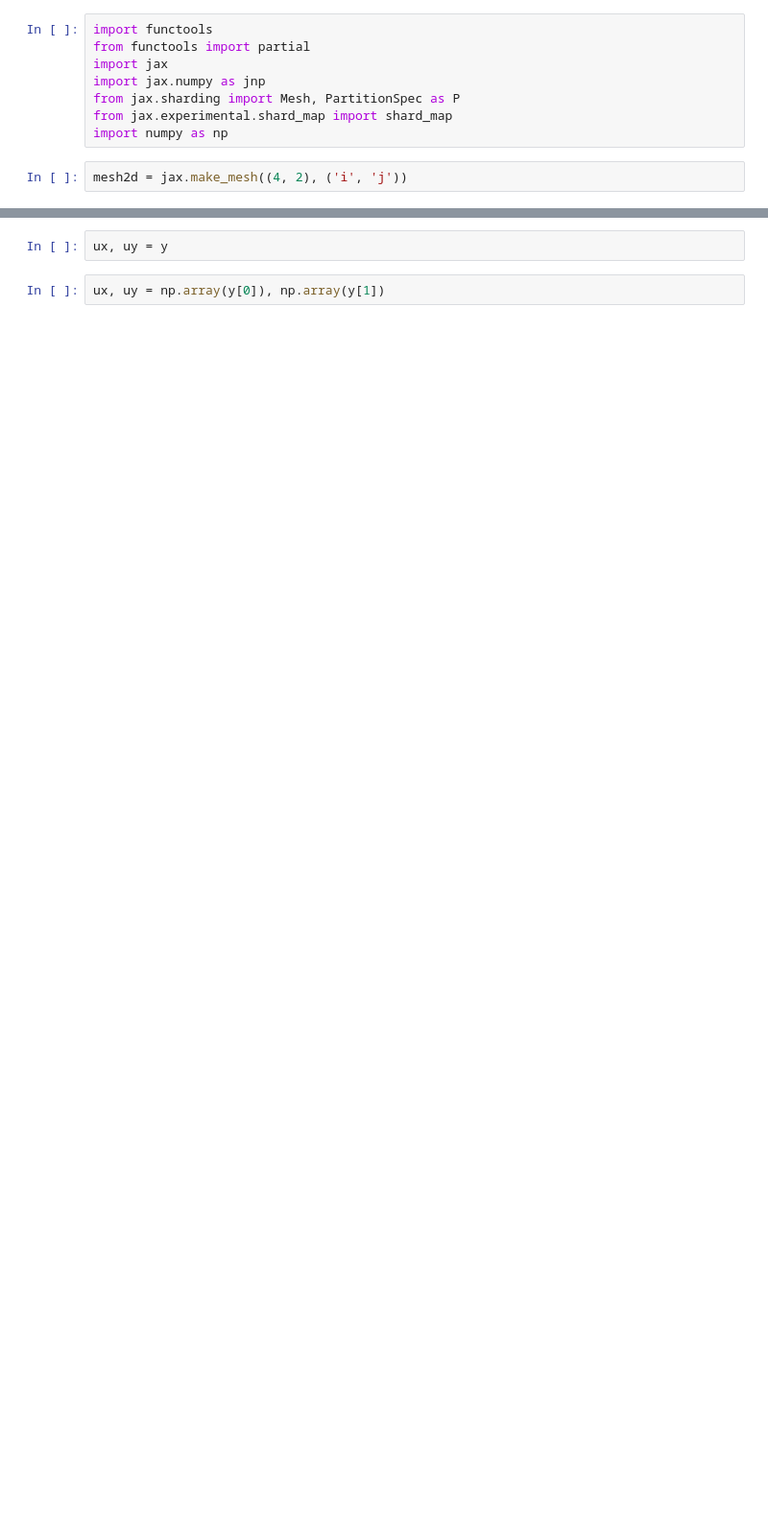
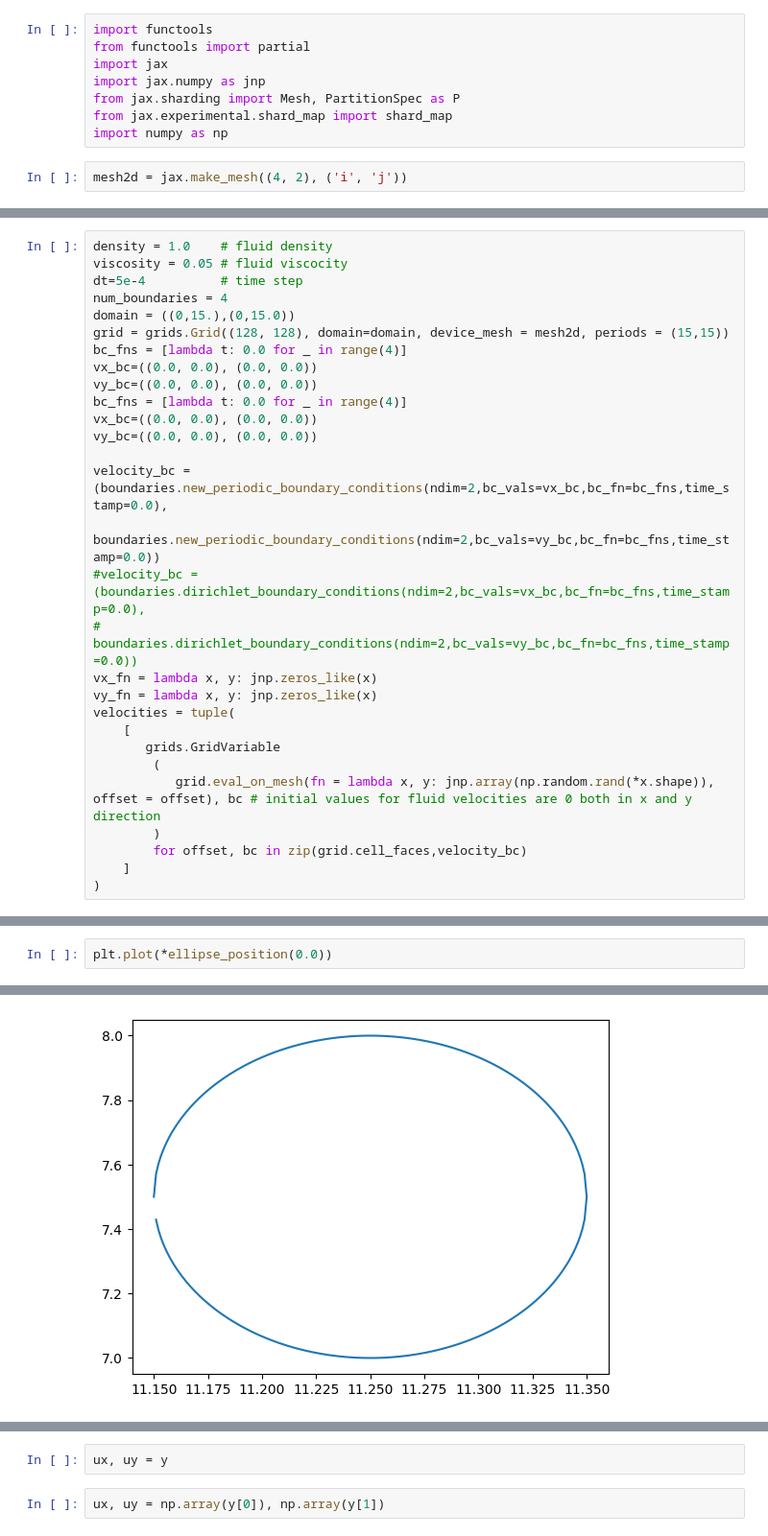
Before and after one commit to hashimmg/jax_IB, a Jupyter notebook: notebooks/Flapping_Demo-dist.ipynb, the cells around one changed output, grey strips where cells are left out. Shown at 96% size. Cells and saved outputs as stored; diff of their text form; blank space fills up the shorter version.

```diff
--- a/notebooks/Flapping_Demo-dist.ipynb
+++ b/notebooks/Flapping_Demo-dist.ipynb
@@ -186,0 +624,29 @@ def evolve_navier_stokes(pressure_field, velocities, grid, boundary_layer_widths
+# %%
+density = 1.0    # fluid density
+viscosity = 0.05 # fluid viscocity
+dt=5e-4          # time step
+num_boundaries = 4
+domain = ((0,15.),(0,15.0))
+grid = grids.Grid((128, 128), domain=domain, device_mesh = mesh2d, periods = (15,15))
+bc_fns = [lambda t: 0.0 for _ in range(4)]
+vx_bc=((0.0, 0.0), (0.0, 0.0))
+vy_bc=((0.0, 0.0), (0.0, 0.0))
+bc_fns = [lambda t: 0.0 for _ in range(4)]
+vx_bc=((0.0, 0.0), (0.0, 0.0))
+vy_bc=((0.0, 0.0), (0.0, 0.0))
+
+velocity_bc = (boundaries.new_periodic_boundary_conditions(ndim=2,bc_vals=vx_bc,bc_fn=bc_fns,time_stamp=0.0),
+               boundaries.new_periodic_boundary_conditions(ndim=2,bc_vals=vy_bc,bc_fn=bc_fns,time_stamp=0.0))
+#velocity_bc = (boundaries.dirichlet_boundary_conditions(ndim=2,bc_vals=vx_bc,bc_fn=bc_fns,time_stamp=0.0),
+#               boundaries.dirichlet_boundary_conditions(ndim=2,bc_vals=vy_bc,bc_fn=bc_fns,time_stamp=0.0))
+vx_fn = lambda x, y: jnp.zeros_like(x)
+vy_fn = lambda x, y: jnp.zeros_like(x)
+velocities = tuple(
+    [
+       grids.GridVariable
+        (
+           grid.eval_on_mesh(fn = lambda x, y: jnp.array(np.random.rand(*x.shape)), offset = offset), bc # initial values for fluid velocities are 0 both in x and y direction
+        )
+        for offset, bc in zip(grid.cell_faces,velocity_bc)
+    ]
+)
@@ -194,3 +927,6 @@ rotation_param = jnp.array([0.0*jnp.pi/2])
 ellipse_position = fct.partial(ellipse_trajectory, *[particle_geometry_param[0],particle_center_position[0], rotation_param[0],
                                                      displacement_param[0]])
 grad_ellipse_position = jax.jacrev(ellipse_position)
+# %%
+plt.plot(*ellipse_position(0.0))
+# %% [output]
@@ -197,3 +934,4 @@ grad_ellipse_position = jax.jacrev(ellipse_position)
+[figure, added]
 # %%
 
 subgrid_laplacians = get_subgrid_laplacians(grid, boundary_layer_widths)
```
Also changed, not shown: parts of 45 cells of this notebook, 6 other files.
